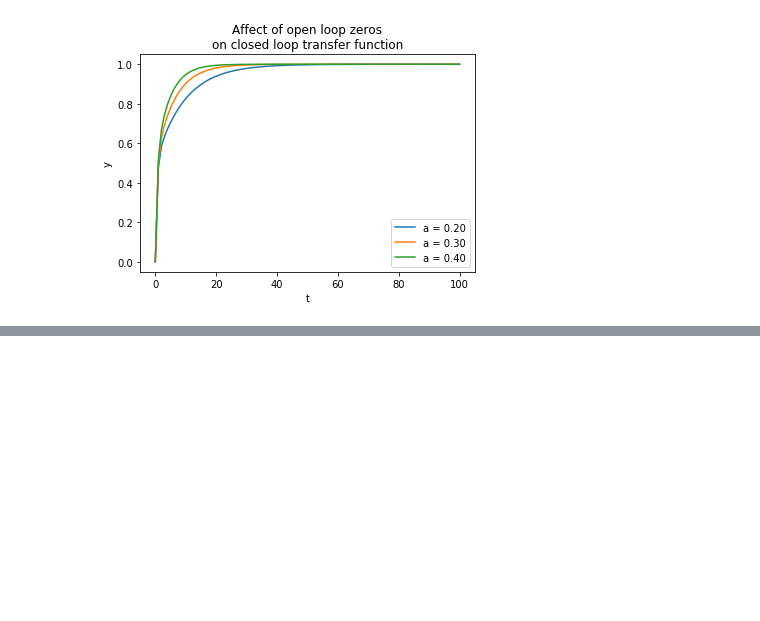
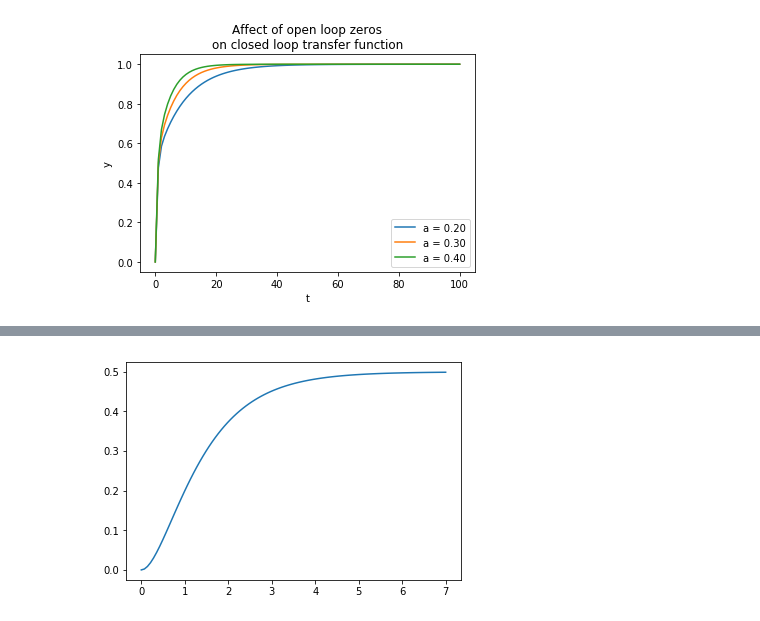
Before and after one commit to klavins/ECE447, a Jupyter notebook: lectures/FAQ.ipynb, the cells around one changed output, grey strips where cells are left out. Saved outputs shown, nothing was run; the diff lists cells and outputs as text; code cells hidden in the pictures; blank space fills up the shorter version.

```diff
--- a/lectures/FAQ.ipynb
+++ b/lectures/FAQ.ipynb
@@ -702,0 +743,11 @@ plt.title("Affect of open loop zeros\non closed loop transfer function");
+# %%
+# Use the control systems toolbox
+An = np.array(A).astype(np.float64)
+Bn = np.array(B).astype(np.float64)
+Cn = np.array(C).astype(np.float64)
+Dn = np.array([[0]])
+sys = ss(An,Bn,Cn,Dn)
+t, y = step_response(sys)
+plt.plot(t,y);
+# %% [output]
+[figure, added]
```
Also changed, not shown: parts of 20 cells of this notebook, 8 other files.
